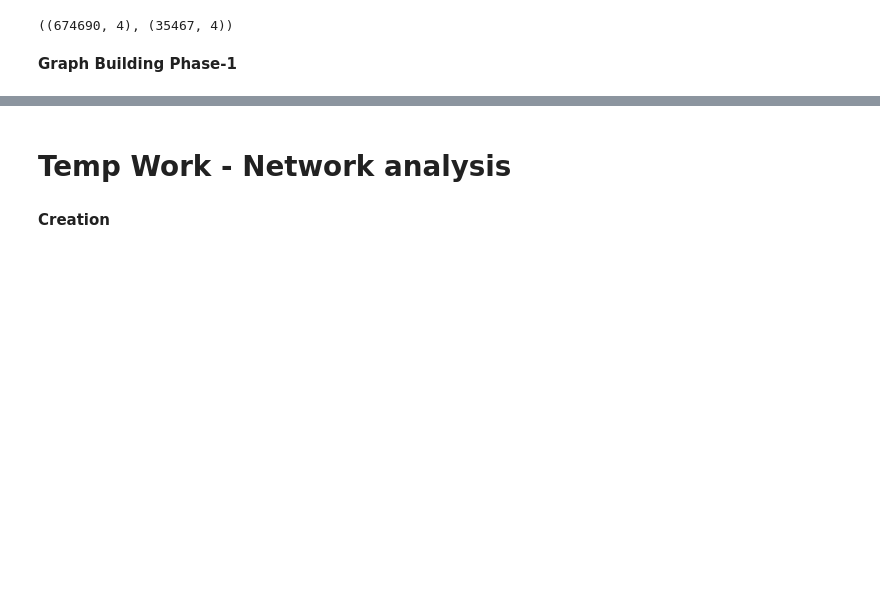
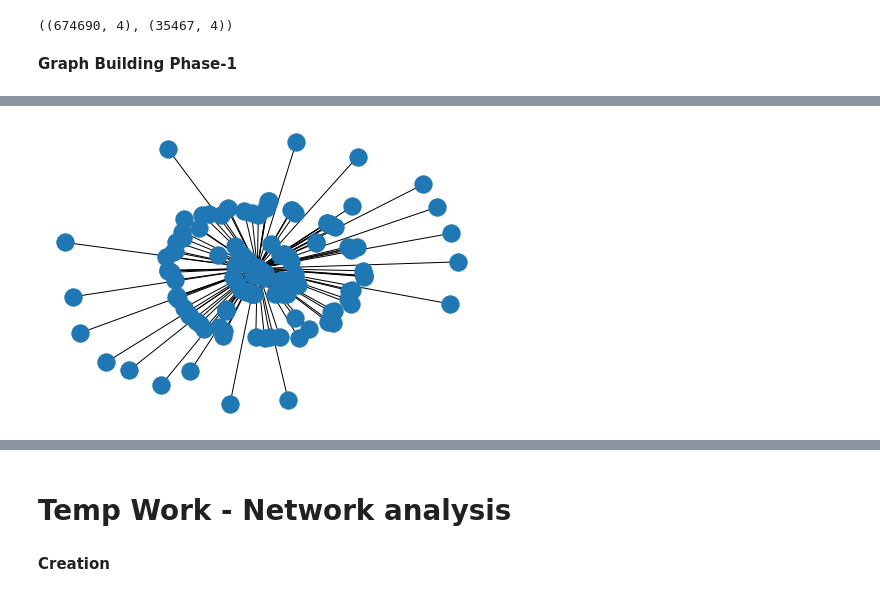
Before and after one commit to Starkultra/SNA, a Jupyter notebook: SNA_Molecular.V3.ipynb, the cells around one changed output, grey strips where cells are left out. Cells and saved outputs as stored; diff of their text form; code cells hidden in the pictures; blank space fills up the shorter version.

```diff
--- a/SNA_Molecular.V3.ipynb
+++ b/SNA_Molecular.V3.ipynb
@@ -253,0 +295,10 @@ nx.draw(part_1_dict['37'])
+# %%
+df2['Target Name Assigned by Curator or DataSource'] = df2['Target Name Assigned by Curator or DataSource'].str.split(',')
+# %%
+df2 = (df2.set_index(['PubChem CID','min'])['Target Name Assigned by Curator or DataSource']
+       .apply(pd.Series)
+       .stack()
+       .reset_index()
+       .rename(columns={0:'Target Name Assigned by Curator or DataSource'})
+
+      )
@@ -253,0 +321,2 @@ nx.draw(part_1_dict['37'])
+# %%
+target_list = list(df2['Target Name Assigned by Curator or DataSource'].unique())
@@ -253,0 +327,23 @@ nx.draw(part_1_dict['37'])
+# %%
+#PART 2 - Mixed Complex List
+t1 = time.time()
+ele = 1
+part_2_dict = {}
+for targ in target_list:
+    print(str(ele)+str(" : ") + str(targ))
+    tmp = df2.loc[df2['Target Name Assigned by Curator or DataSource']==targ]
+    tmp_ids = tmp['PubChem CID'].to_list()
+    Central_Node = targ
+    tmp_ids.append(Central_Node)
+    B = nx.Graph()
+    B.add_nodes_from(tmp_ids)
+    tmp_ids.pop()
+    for pid in tmp_ids:
+        val = float(tmp.loc[tmp['PubChem CID']==pid]['min'])
+        B.add_edge(Central_Node,pid,weight=val)
+    part_2_dict['{}'.format(ele)] = B
+    ele+=1
+    '''if ele ==50:
+        break'''
+t2 = time.time()
+print(str("Time taken for : ") +str(len(target_list))+" is "+str(t2-t1)+" Seconds")
@@ -253,0 +368,4 @@ nx.draw(part_1_dict['37'])
+# %%
+nx.draw(part_2_dict['15'])
+# %% [output]
+[figure, added]
```
Also changed, not shown: parts of 23 cells of this notebook, 2 other files.
